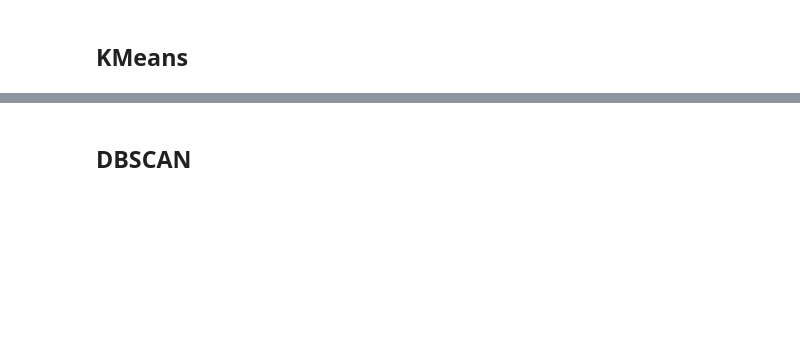
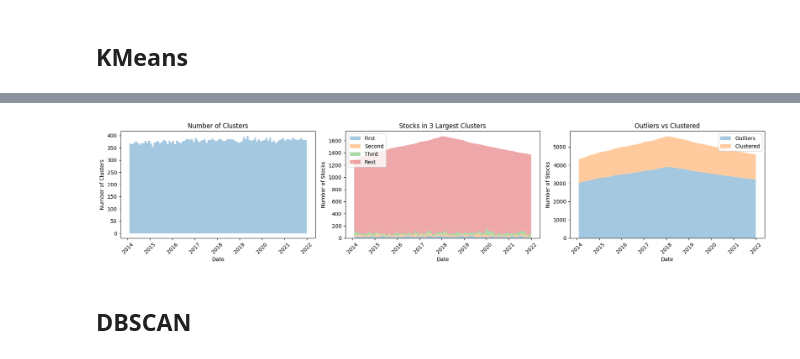
Before and after one commit to adamd1985/pairs_trading_unsupervised_learning, a Jupyter notebook: pairs_unsupervised.ipynb, the cells around one changed output, grey strips where cells are left out. Drawn from its saved outputs; the diff is of its cells as text; code cells hidden in the pictures; blank space fills up the shorter version.

```diff
--- a/pairs_unsupervised.ipynb
+++ b/pairs_unsupervised.ipynb
@@ -79,6 +89,8 @@ mom_i = \left( \prod_{j=t-i}^{t-2} (r_j + 1) \right) - 1, \quad i \in \{2, \ldot
 $$
 where \(r_j\) denotes the return in month \(j\).
 # %%
+NAN_THRESHOLD = 0.15
+
 def interpolate_with_median(group):
     rolling_median = group.rolling(window=WINDOW, min_periods=1).median()
     group= group.fillna(rolling_median).bfill()
@@ -93,7 +105,12 @@ if not os.path.exists(FILEPATH_PRE_PARQ):
     numerical_columns = valid_groups.select_dtypes(include=['float64', 'int64']).columns
 
     tqdm.pandas(desc="interpolate_with_median")
-    valid_groups[numerical_columns]= valid_groups.groupby('permno')[numerical_columns].progress_transform(lambda x: interpolate_with_median(x))
+    valid_groups[numerical_columns] = valid_groups.groupby('permno')[numerical_columns].progress_transform(lambda x: interpolate_with_median(x))
+
+    nan_percentages = valid_groups[FEATURES].isna().mean()
+    valid_groups = valid_groups.drop(columns=nan_percentages[nan_percentages >= NAN_THRESHOLD].index)
+    valid_groups = valid_groups.ffill().bfill()
+
     valid_groups.to_parquet(FILEPATH_PRE_PARQ, index=False, compression="snappy")
     chars_df = valid_groups
 else:
@@ -177,11 +202,14 @@ else:
     pca_df = pipeline.fit_transform(features_df)
 
     pca_result_df = pd.DataFrame(data=pca_df, index=chars_pca_df.index)
-    pca_components_cols = pca_result_df.columns
+
     pca_result_df['permno'] = chars_pca_df['permno']
     pca_result_df[MOM_FEATURES] = chars_pca_df[MOM_FEATURES]
     pca_result_df['DATE'] = chars_pca_df['DATE']
 
     pca_result_df.to_pickle(PCA_FILEPATH)
 
-pca_result_df.tail(5)
+
+assert not pca_result_df.isna().any().any()
+
+pca_result_df
@@ -250,2 +387,67 @@ pca_result_df['km_cluster'] = km_cluster_membership_df['km_cluster']
+# %%
+import matplotlib.pyplot as plt
+import pandas as pd
+
+def plot_cluster_distributions(cluster_membership_df, cluster_col):
+    """
+    Plots the distribution of clusters over time, including a comparison of outliers versus clustered stocks.
+    Parameters:
+    - cluster_membership_df: DataFrame containing clustering information.
+    - cluster_col: String, the name of the column in DataFrame that contains cluster identifiers.
+    """
+
+
+
+    clusters = cluster_membership_df[cluster_membership_df[cluster_col] > -1].groupby('DATE')[cluster_col].nunique().reset_index()
+    clusters['DATE'] = pd.to_datetime(clusters['DATE'])
+    cluster_counts = cluster_membership_df.groupby(['DATE', cluster_col])["permno"].count().reset_index()
+    cluster_counts['Rank'] = cluster_counts[cluster_counts[cluster_col] > -1].groupby('DATE')["permno"].rank("dense", ascending=False)
+    cluster_counts['Cluster_Group'] = cluster_counts.apply(
+        lambda row: 'First' if row['Rank'] == 1 else
+                    'Second' if row['Rank'] == 2 else
+                    'Third' if row['Rank'] == 3 else
+                    'Rest', axis=1)
+    cluster_counts['Cluster_Group'] = cluster_counts.apply(
+        lambda row: 'Outliers' if row[cluster_col] == -1 else
+                    row['Cluster_Group'], axis=1)
+    cluster_summary = cluster_counts.groupby(['DATE', 'Cluster_Group'])["permno"].sum().unstack(fill_value=0).reset_index()
+    cluster_summary['DATE'] = pd.to_datetime(cluster_summary['DATE'])
+
+    fig, axs = plt.subplots(1, 3 if 'Outliers' in cluster_summary.columns else 2, figsize=(18, 4))
+
+    axs[0].fill_between(clusters['DATE'], clusters[cluster_col], step="pre", alpha=0.4)
+    axs[0].set_title('Number of Clusters')
+    axs[0].set_xlabel('Date')
+    axs[0].set_ylabel('Number of Clusters')
+    axs[0].tick_params(axis='x', rotation=45)
+    axs[1].stackplot(cluster_summary['DATE'],
+                     cluster_summary.get('First', pd.Series()),
+                     cluster_summary.get('Second', pd.Series()),
+                     cluster_summary.get('Third', pd.Series()),
+                     cluster_summary.get('Rest', pd.Series()),
+                     labels=['First', 'Second', 'Third', 'Rest'], alpha=0.4)
+    axs[1].set_title('Stocks in 3 Largest Clusters')
+    axs[1].set_xlabel('Date')
+    axs[1].set_ylabel('Number of Stocks')
+    axs[1].legend(loc='upper left')
+    axs[1].tick_params(axis='x', rotation=45)
+
+    if 'Outliers' in cluster_summary.columns:
+        clustered_stocks = cluster_summary[['First', 'Second', 'Third', 'Rest']].sum(axis=1)
+        outliers = cluster_summary['Outliers']
+        axs[2].stackplot(cluster_summary['DATE'], outliers, clustered_stocks, labels=['Outliers', 'Clustered'], alpha=0.4)
+        axs[2].set_title('Outliers vs Clustered')
+        axs[2].set_xlabel('Date')
+        axs[2].set_ylabel('Number of Stocks')
+        axs[2].tick_params(axis='x', rotation=45)
+        axs[2].legend()
+
+    return fig, axs
+
+plot_cluster_distributions(km_cluster_membership_df, 'km_cluster')
+plt.tight_layout()
+plt.show()
+# %% [output]
+[figure, added]
 # %% [markdown]
 ## DBSCAN
```
Also changed, not shown: parts of 26 cells of this notebook, 20 other files.
